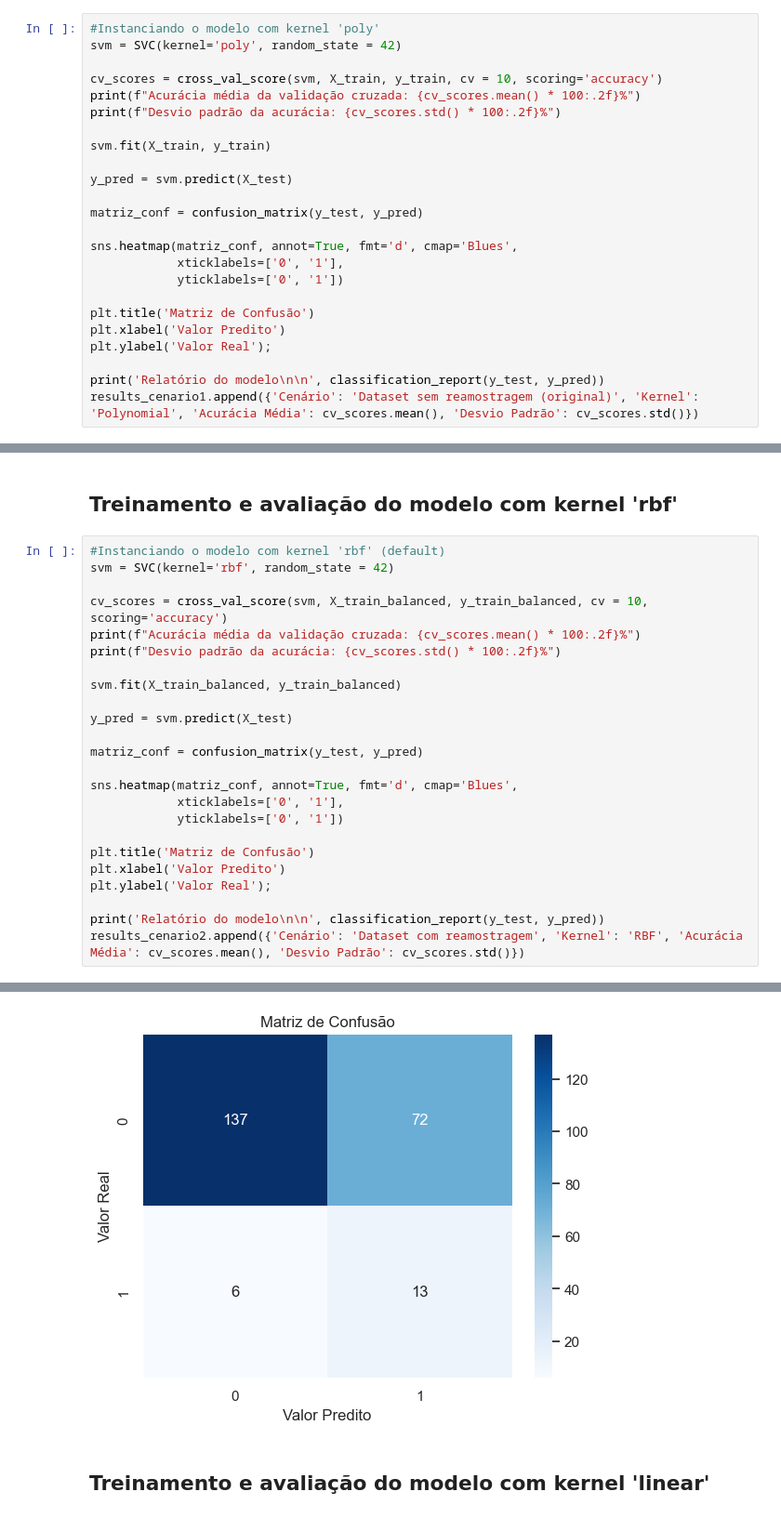
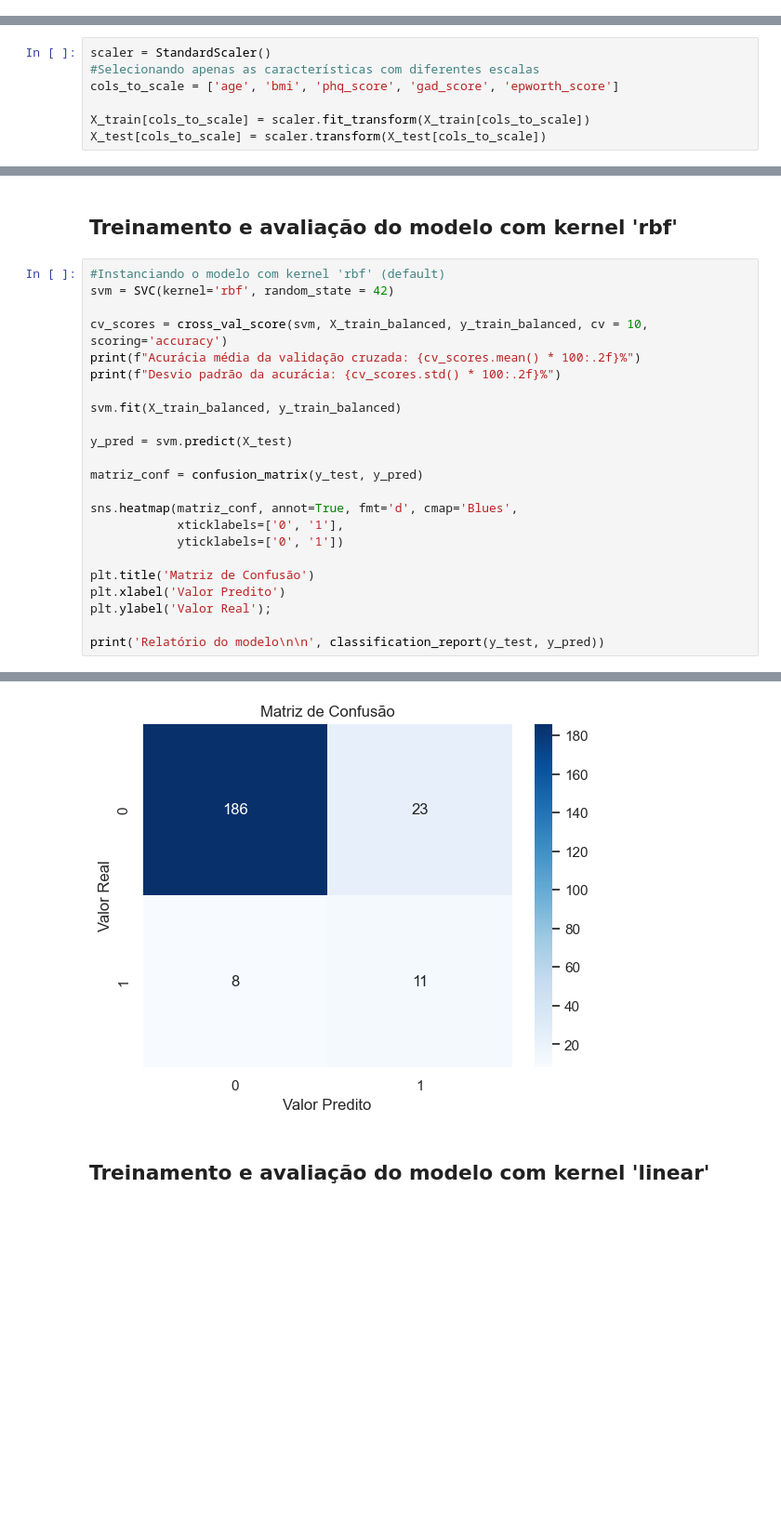
Before and after one commit to WesleydosSantos/machine-learning-tecnicas, a Jupyter notebook: Modelos/svm.ipynb, the cells around one changed output, grey strips where cells are left out. Shown: that part at 93% size. Drawn from its saved outputs; the diff is of its cells as text; blank space fills up the shorter version.

Commit message:
add standart scaler
adjusting the struture

```diff
--- a/Modelos/svm.ipynb
+++ b/Modelos/svm.ipynb
@@ -326,24 +237,0 @@ weighted avg       0.94      0.95      0.94       228
-# %%
-#Instanciando o modelo com kernel 'poly'
-svm = SVC(kernel='poly', random_state = 42)
-
-cv_scores = cross_val_score(svm, X_train, y_train, cv = 10, scoring='accuracy')
-print(f"Acurácia média da validação cruzada: {cv_scores.mean() * 100:.2f}%")
-print(f"Desvio padrão da acurácia: {cv_scores.std() * 100:.2f}%")
-
-svm.fit(X_train, y_train)
-
-y_pred = svm.predict(X_test)
-
-matriz_conf = confusion_matrix(y_test, y_pred)
-
-sns.heatmap(matriz_conf, annot=True, fmt='d', cmap='Blues',
-            xticklabels=['0', '1'],
-            yticklabels=['0', '1'])
-
-plt.title('Matriz de Confusão')
-plt.xlabel('Valor Predito')
-plt.ylabel('Valor Real');
-
-print('Relatório do modelo\n\n', classification_report(y_test, y_pred))
-results_cenario1.append({'Cenário': 'Dataset sem reamostragem (original)', 'Kernel': 'Polynomial', 'Acurácia Média': cv_scores.mean(), 'Desvio Padrão': cv_scores.std()})
@@ -364 +240,8 @@ weighted avg       0.84      0.92      0.88       228
+# %%
+scaler = StandardScaler()
+#Selecionando apenas as características com diferentes escalas
+cols_to_scale = ['age', 'bmi', 'phq_score', 'gad_score', 'epworth_score']
+
+X_train[cols_to_scale] = scaler.fit_transform(X_train[cols_to_scale])
+X_test[cols_to_scale] = scaler.transform(X_test[cols_to_scale])
 # %% [markdown]
@@ -396,5 +287,4 @@ plt.xlabel('Valor Predito')
 plt.ylabel('Valor Real');
 
 print('Relatório do modelo\n\n', classification_report(y_test, y_pred))
-results_cenario2.append({'Cenário': 'Dataset com reamostragem', 'Kernel': 'RBF', 'Acurácia Média': cv_scores.mean(), 'Desvio Padrão': cv_scores.std()})
 # %% [output]
@@ -413,4 +303,4 @@ weighted avg       0.89      0.66      0.73       228
-[figure, old version]
+[figure, new version]
 # %% [markdown]
 ## Treinamento e avaliação do modelo com kernel 'linear'
 # %%
```
Also changed, not shown: parts of 27 cells of this notebook.
